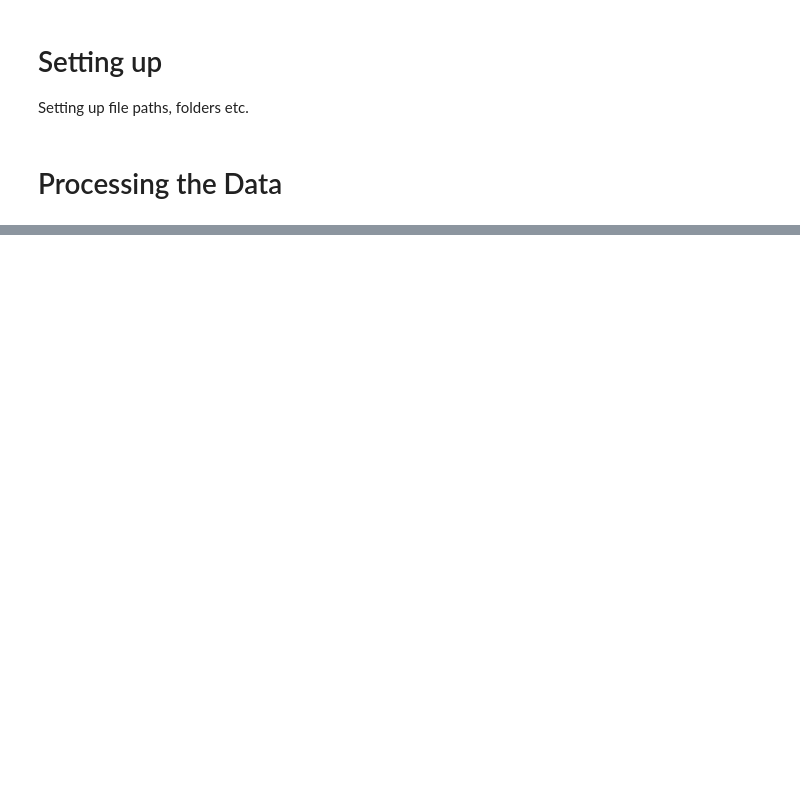
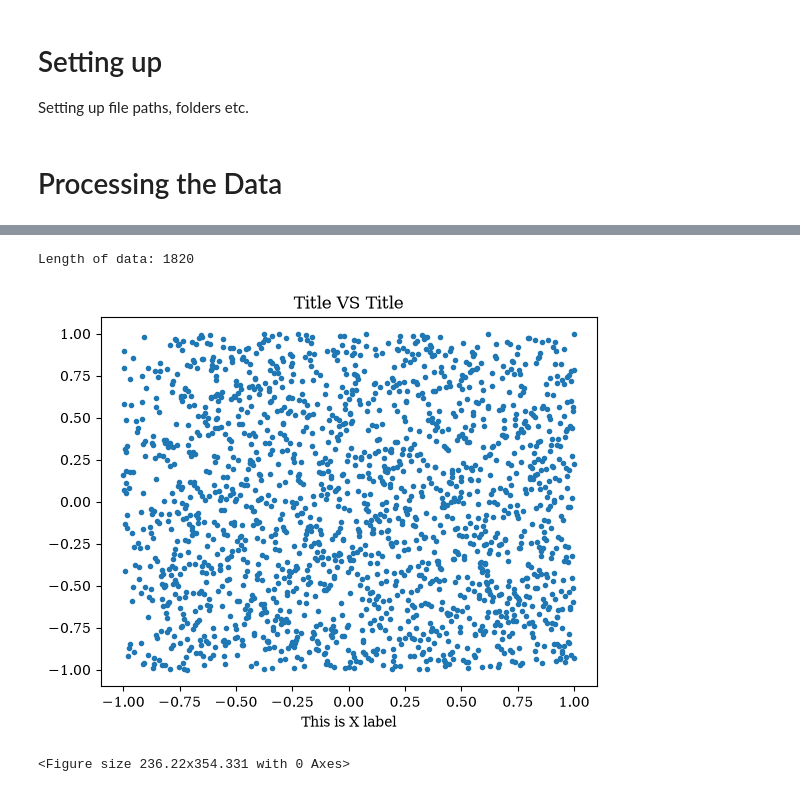
Before and after one commit to Aniruddh5502/comp_design_fw, a Jupyter notebook: scripts/data_analysis.ipynb, the cells around one changed output, grey strips where cells are left out. Saved outputs shown, nothing was run; the diff lists cells and outputs as text; code cells hidden in the pictures; blank space fills up the shorter version.

```diff
--- a/scripts/data_analysis.ipynb
+++ b/scripts/data_analysis.ipynb
@@ -118,3 +121,30 @@ if __name__=="__main__":
 [x]    Nested scaled train set saved: train_900.csv (900 samples)
 [x]    Nested scaled train set saved: train_1200.csv (1200 samples)
 [x]    Nested scaled train set saved: train_1500.csv (1450 samples)
+# %%
+import matplotlib.pyplot as plt
+plt.rcParams["font.family"] = "Serif"
+
+filename = "Test_Plot"
+
+fig, ax = plt.subplots()
+
+# data
+# loading the dataframe
+dataframe = pd.read_csv(total_training_dataset_scaled_path)
+beam_width = dataframe.iloc[:,1]
+beam_height = dataframe.iloc[:,2]
+
+print(f"Length of data: {len(dataframe.iloc[:,1])}")
+ax.scatter(beam_height, beam_width, marker=".")
+
+ax.set_title("Title VS Title")
+ax.set_xlabel("This is X label")
+
+plt.figure(figsize=(2,3,"cm"), facecolor="#CC4F34", dpi=300)
+plt.savefig(filename, format="svg")
+plt.show()
+# %% [output]
+Length of data: 1820
+[figure, added]
+<Figure size 236.22x354.331 with 0 Axes>
```
Also changed, not shown: parts of 2 cells of this notebook, 13 other files.
